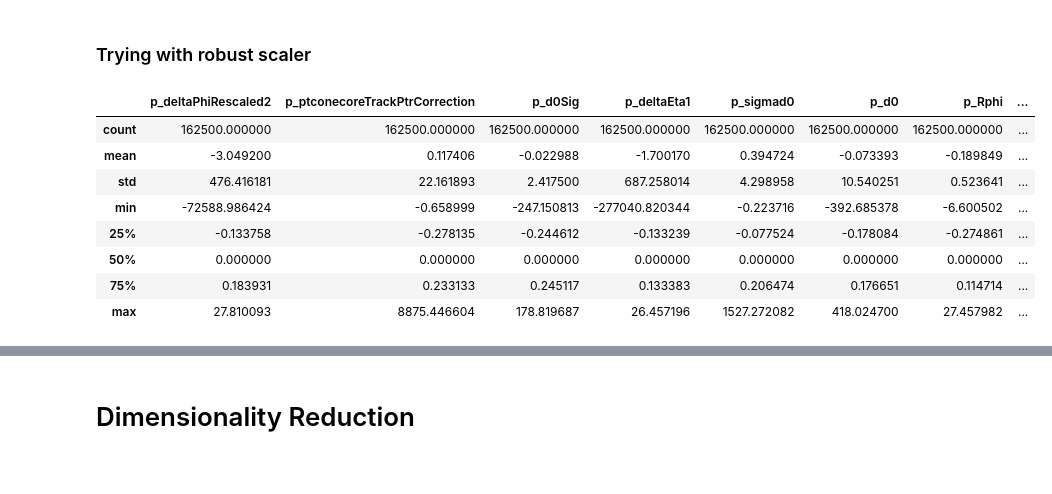
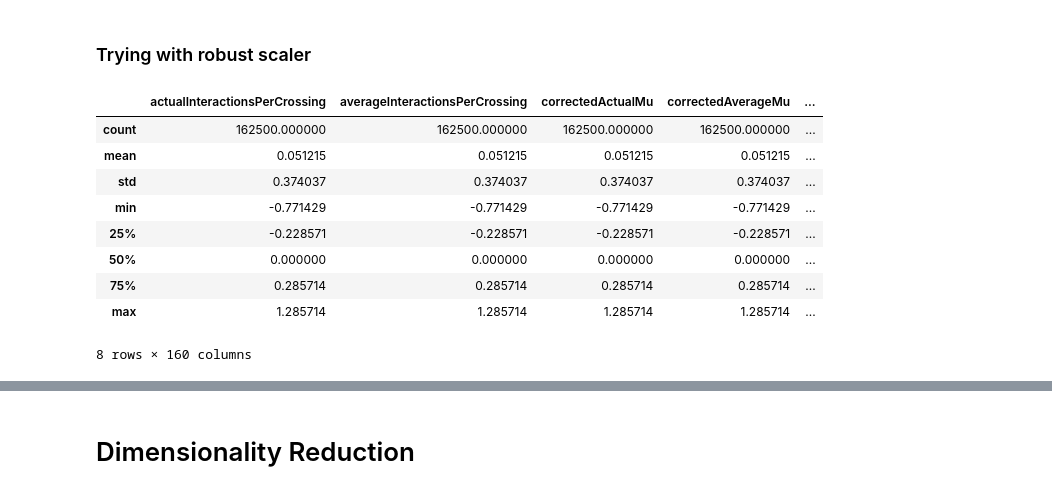
Before and after one commit to rizfn/AppliedML2023, a Jupyter notebook: InitialProject/InitProject.ipynb, the cells around one changed output, grey strips where cells are left out. Drawn from its saved outputs; the diff is of its cells as text; code cells hidden in the pictures.

```diff
--- a/InitialProject/InitProject.ipynb
+++ b/InitialProject/InitProject.ipynb
@@ -284,19 +325,20 @@ X_transform
 # %%
 from sklearn.preprocessing import RobustScaler
 
 scalar = RobustScaler(quantile_range=[10, 90])
 
-X_transform = scalar.fit_transform(X[opt_features], y)
+X_transform = scalar.fit_transform(X, y)
 
-X_transform = pd.DataFrame(X_transform, columns=opt_features)
+X_transform = pd.DataFrame(X_transform, columns=X.columns)
 X_transform.describe()
 # %% [output]
-|  | p_deltaPhiRescaled2 | p_ptconecoreTrackPtrCorrection | p_d0Sig | p_deltaEta1 | p_sigmad0 | p_d0 | p_Rphi | ... |
-| count | 162500.000000 | 162500.000000 | 162500.000000 | 162500.000000 | 162500.000000 | 162500.000000 | 162500.000000 | ... |
-| mean | -3.049200 | 0.117406 | -0.022988 | -1.700170 | 0.394724 | -0.073393 | -0.189849 | ... |
-| std | 476.416181 | 22.161893 | 2.417500 | 687.258014 | 4.298958 | 10.540251 | 0.523641 | ... |
-| min | -72588.986424 | -0.658999 | -247.150813 | -277040.820344 | -0.223716 | -392.685378 | -6.600502 | ... |
-| 25% | -0.133758 | -0.278135 | -0.244612 | -0.133239 | -0.077524 | -0.178084 | -0.274861 | ... |
-| 50% | 0.000000 | 0.000000 | 0.000000 | 0.000000 | 0.000000 | 0.000000 | 0.000000 | ... |
-| 75% | 0.183931 | 0.233133 | 0.245117 | 0.133383 | 0.206474 | 0.176651 | 0.114714 | ... |
-| max | 27.810093 | 8875.446604 | 178.819687 | 26.457196 | 1527.272082 | 418.024700 | 27.457982 | ... |
+|  | actualInteractionsPerCrossing | averageInteractionsPerCrossing | correctedActualMu | correctedAverageMu | ... |
+| count | 162500.000000 | 162500.000000 | 162500.000000 | 162500.000000 | ... |
+| mean | 0.051215 | 0.051215 | 0.051215 | 0.051215 | ... |
+| std | 0.374037 | 0.374037 | 0.374037 | 0.374037 | ... |
+| min | -0.771429 | -0.771429 | -0.771429 | -0.771429 | ... |
+| 25% | -0.228571 | -0.228571 | -0.228571 | -0.228571 | ... |
+| 50% | 0.000000 | 0.000000 | 0.000000 | 0.000000 | ... |
+| 75% | 0.285714 | 0.285714 | 0.285714 | 0.285714 | ... |
+| max | 1.285714 | 1.285714 | 1.285714 | 1.285714 | ... |
+8 rows × 160 columns
```
Also changed, not shown: parts of 50 cells of this notebook, 4 other files.
